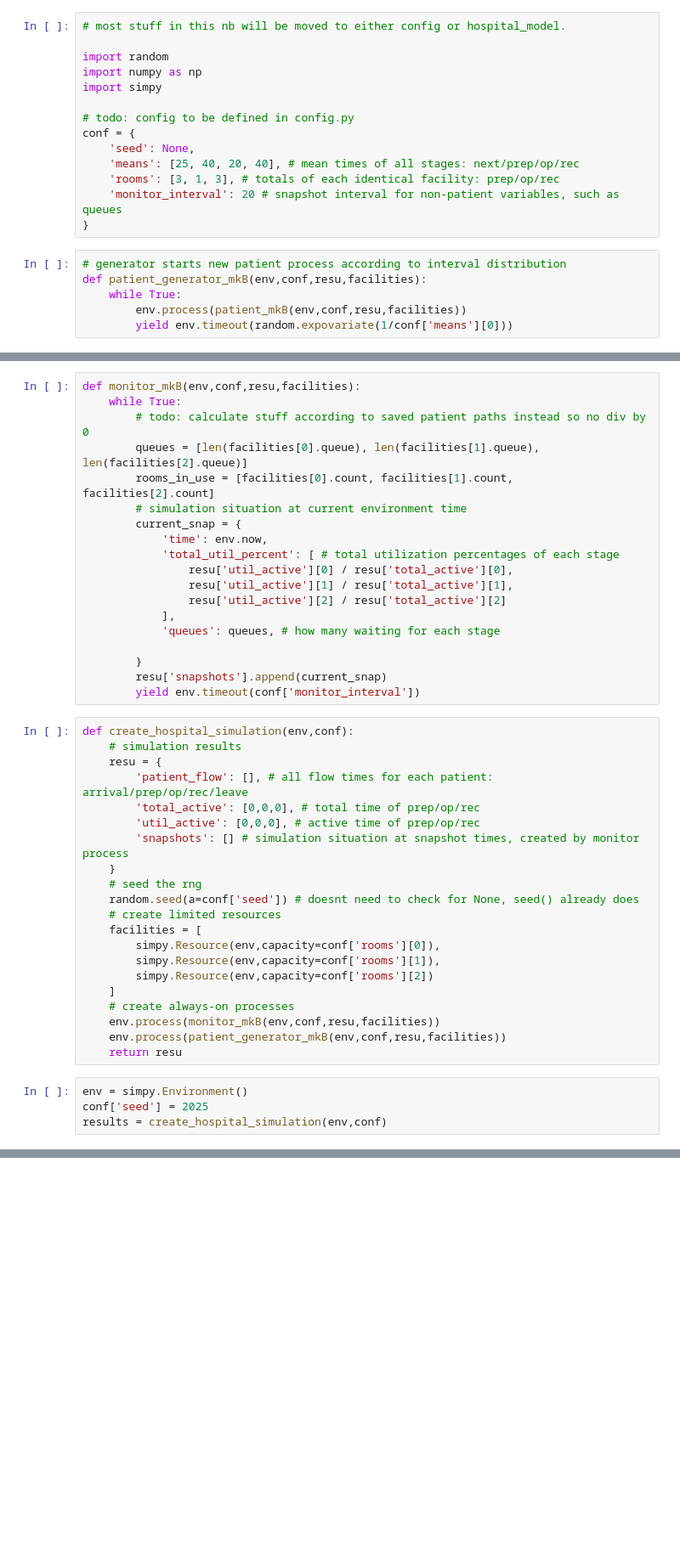
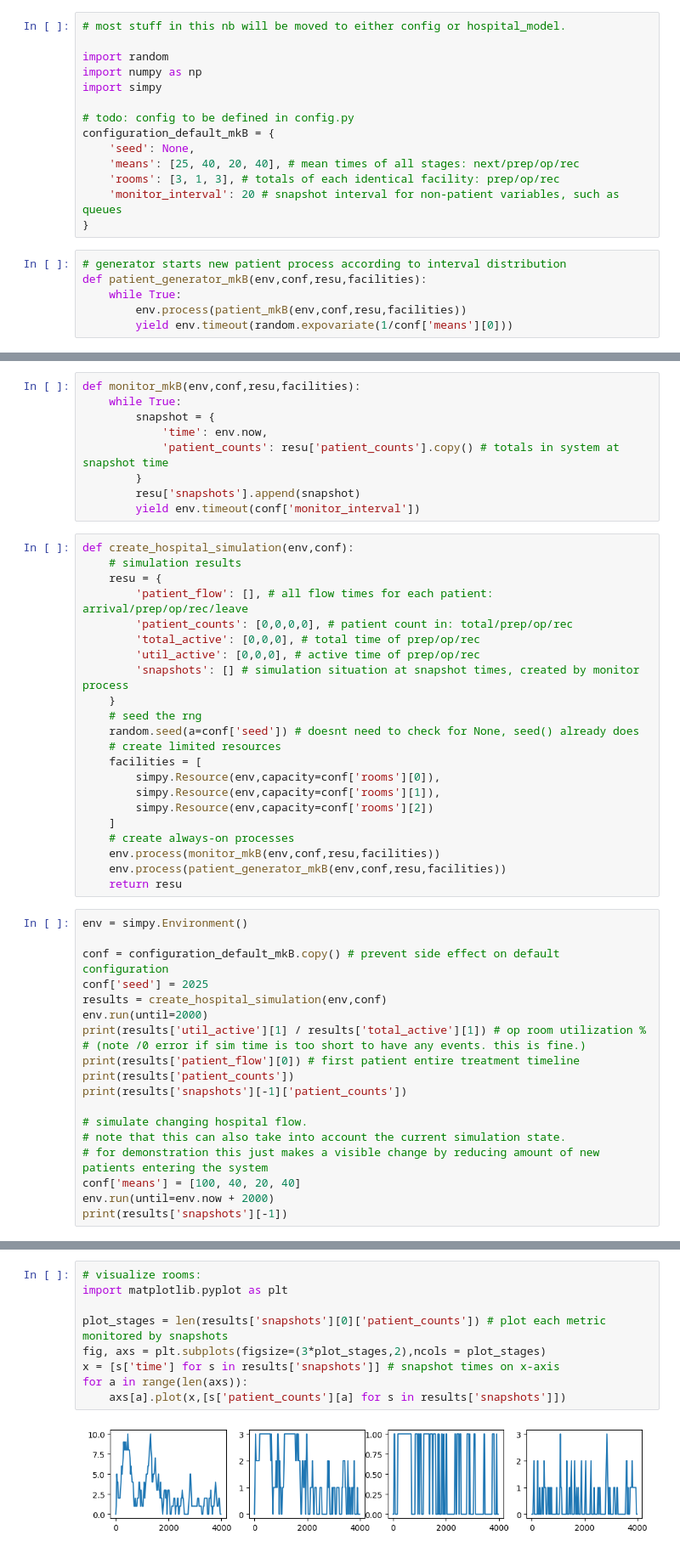
Before and after one commit to joona111/Simulation-Project, a Jupyter notebook: dense.ipynb, the cells around one changed output, grey strips where cells are left out. Shown at 85% size. Drawn from its saved outputs; the diff is of its cells as text; blank space fills up the shorter version.

Commit message:
fixed some result monitoring stuff, made sure it runs and works correctly, made sure changing conf mid sim works as it is supposed to

```diff
--- a/dense.ipynb
+++ b/dense.ipynb
@@ -6,7 +6,7 @@ import numpy as np
 import simpy
 
 # todo: config to be defined in config.py
-conf = {
+configuration_default_mkB = {
     'seed': None,
     'means': [25, 40, 20, 40], # mean times of all stages: next/prep/op/rec
     'rooms': [3, 1, 3], # totals of each identical facility: prep/op/rec
@@ -60,27 +70,18 @@ def patient_mkB(env,conf,resu,facilities):
 # %%
 def monitor_mkB(env,conf,resu,facilities):
     while True:
-        # todo: calculate stuff according to saved patient paths instead so no div by 0
-        queues = [len(facilities[0].queue), len(facilities[1].queue), len(facilities[2].queue)]
-        rooms_in_use = [facilities[0].count, facilities[1].count, facilities[2].count]
-        # simulation situation at current environment time
-        current_snap = {
+        snapshot = {
             'time': env.now,
-            'total_util_percent': [ # total utilization percentages of each stage
-                resu['util_active'][0] / resu['total_active'][0],
-                resu['util_active'][1] / resu['total_active'][1],
-                resu['util_active'][2] / resu['total_active'][2]
-            ],
-            'queues': queues, # how many waiting for each stage
-
+            'patient_counts': resu['patient_counts'].copy() # totals in system at snapshot time
         }
-        resu['snapshots'].append(current_snap)
+        resu['snapshots'].append(snapshot)
         yield env.timeout(conf['monitor_interval'])
 # %%
 def create_hospital_simulation(env,conf):
     # simulation results
     resu = {
         'patient_flow': [], # all flow times for each patient: arrival/prep/op/rec/leave
+        'patient_counts': [0,0,0,0], # patient count in: total/prep/op/rec
         'total_active': [0,0,0], # total time of prep/op/rec
         'util_active': [0,0,0], # active time of prep/op/rec
         'snapshots': [] # simulation situation at snapshot times, created by monitor process
@@ -99,5 +100,20 @@ def create_hospital_simulation(env,conf):
     return resu
 # %%
 env = simpy.Environment()
+
+conf = configuration_default_mkB.copy() # prevent side effect on default configuration
 conf['seed'] = 2025
 results = create_hospital_simulation(env,conf)
+env.run(until=2000)
+print(results['util_active'][1] / results['total_active'][1]) # op room utilization %
+# (note /0 error if sim time is too short to have any events. this is fine.)
+print(results['patient_flow'][0]) # first patient entire treatment timeline
+print(results['patient_counts'])
+print(results['snapshots'][-1]['patient_counts'])
+
+# simulate changing hospital flow.
+# note that this can also take into account the current simulation state.
+# for demonstration this just makes a visible change by reducing amount of new patients entering the system
+conf['means'] = [100, 40, 20, 40]
+env.run(until=env.now + 2000)
+print(results['snapshots'][-1])
@@ -107,0 +126,11 @@ ZeroDivisionError: division by zero
+# %%
+# visualize rooms:
+import matplotlib.pyplot as plt
+
+plot_stages = len(results['snapshots'][0]['patient_counts']) # plot each metric monitored by snapshots
+fig, axs = plt.subplots(figsize=(3*plot_stages,2),ncols = plot_stages)
+x = [s['time'] for s in results['snapshots']] # snapshot times on x-axis
+for a in range(len(axs)):
+    axs[a].plot(x,[s['patient_counts'][a] for s in results['snapshots']])
+# %% [output]
+[figure, added]
```
Also changed, not shown: parts of 3 cells of this notebook.
